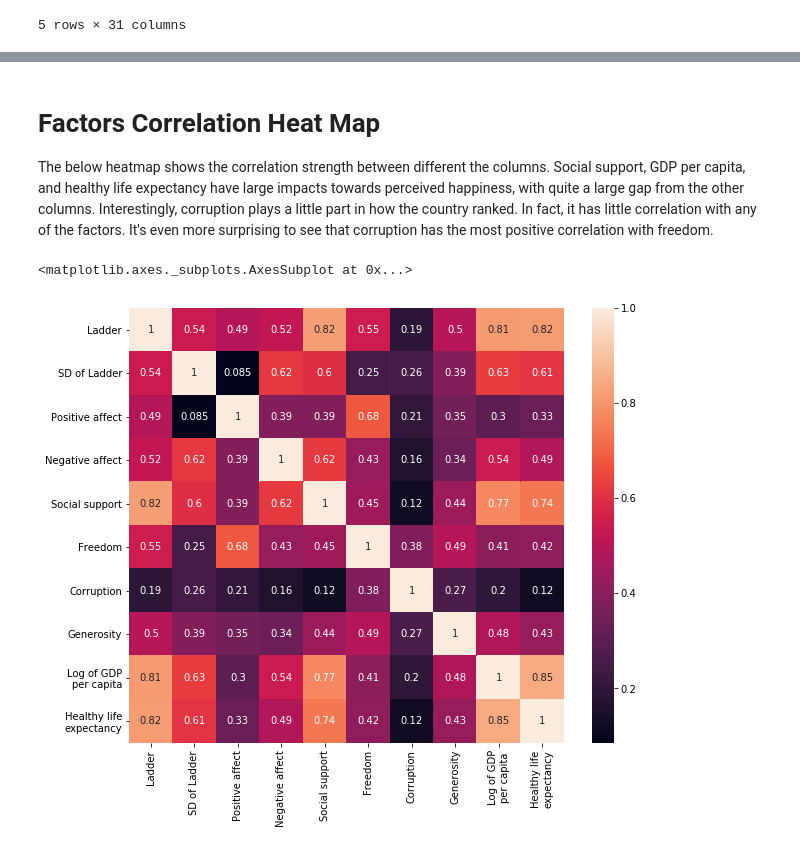
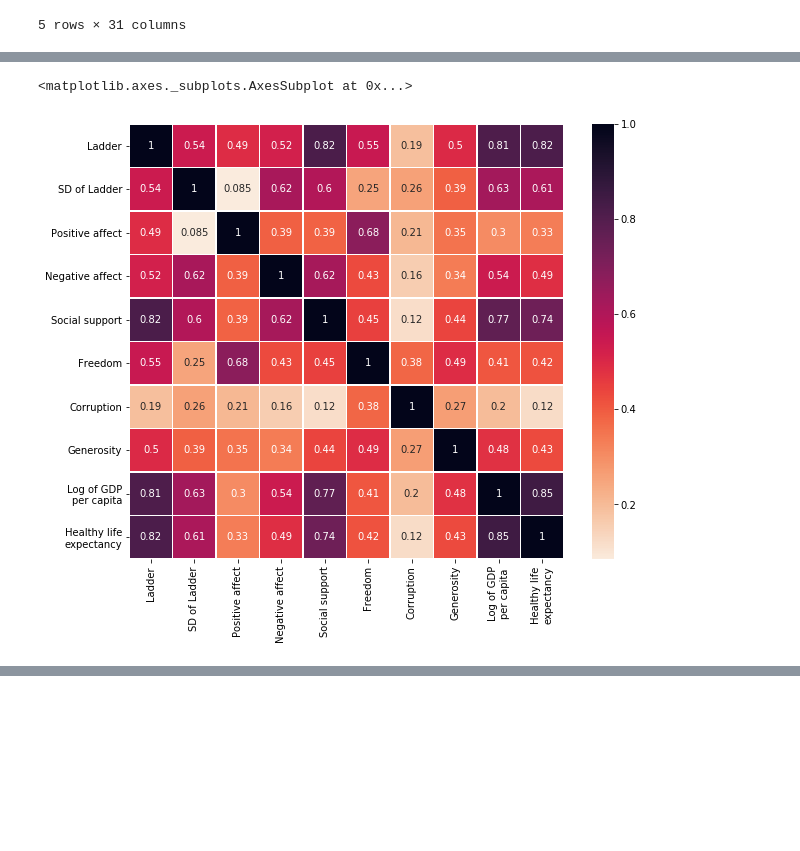
Before and after one commit to danielchen115/world-happiness-2019-eda, a Jupyter notebook: world_happiness.ipynb, the cells around one changed output, grey strips where cells are left out. Saved outputs shown, nothing was run; the diff lists cells and outputs as text; code cells hidden in the pictures; blank space fills up the shorter version.

```diff
--- a/world_happiness.ipynb
+++ b/world_happiness.ipynb
@@ -39,3 +42,9 @@ df.head()
+# %%
+plt.figure(figsize = (10, 8))
+sns.heatmap(happiness.corr(), annot=True, linewidths=.5, square=True, cmap="rocket_r")
+# %% [output]
+<matplotlib.axes._subplots.AxesSubplot at 0x...>
+[figure, added]
 # %%
 df.groupby('Region').mean()
 # %% [output]
@@ -53,12 +62,3 @@ df.groupby('Region').mean()
 | SUB-SAHARAN AFRICA | 124.470588 | 116.558824 | 82.617647 | 96.794118 | 119.705882 | 95.735294 | 75.294118 | ... |
 | WESTERN EUROPE | 19.894737 | 22.315789 | 55.315789 | 48.157895 | 23.315789 | 42.263158 | 36.421053 | ... |
 11 rows × 28 columns
-# %% [markdown]
-# Factors Correlation Heat Map
-The below heatmap shows the correlation strength between different the columns. Social support, GDP per capita, and healthy life expectancy have large impacts towards perceived happiness, with quite a large gap from the other columns. Interestingly, corruption plays a little part in how the country ranked. In fact, it has little correlation with any of the factors. It's even more surprising to see that corruption has the most positive correlation with freedom.
-# %%
-plt.figure(figsize = (10, 8))
-sns.heatmap(happiness.corr(), annot=True, square=True)
-# %% [output]
-<matplotlib.axes._subplots.AxesSubplot at 0x...>
-[figure, removed]
```
Also changed, not shown: parts of 5 cells of this notebook.
